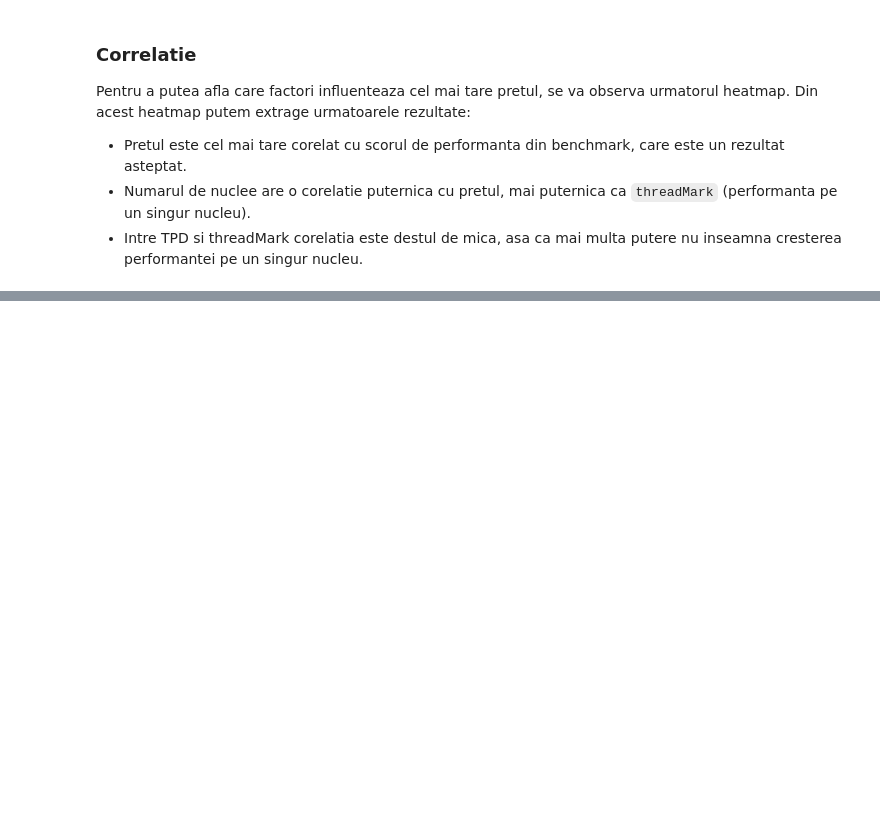
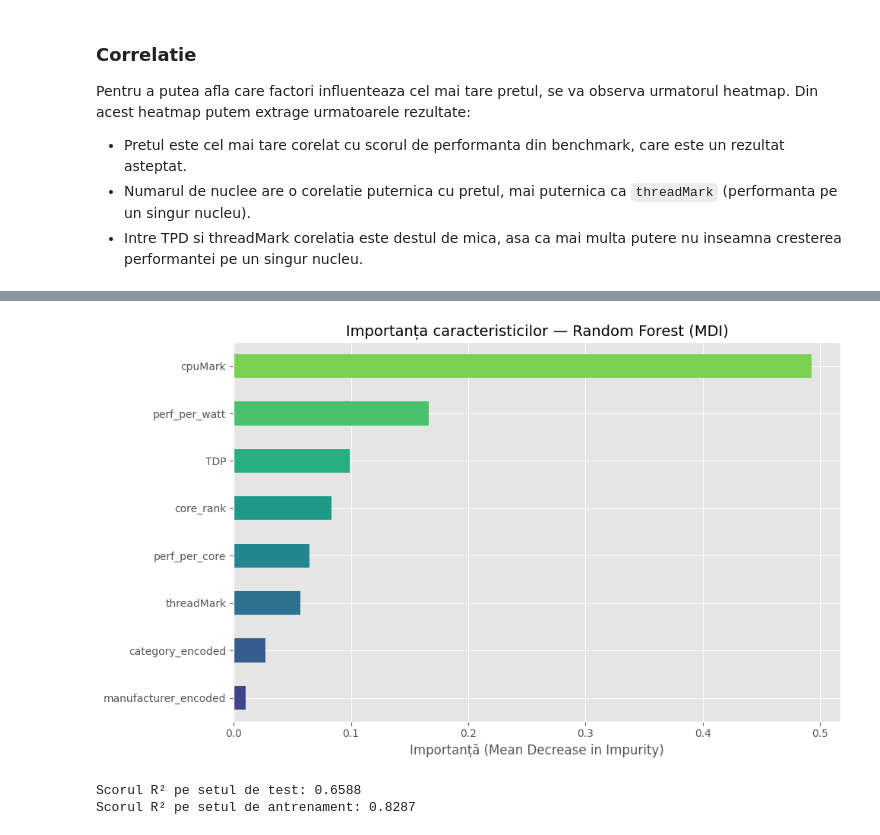
Before and after one commit to Madachii/sisteme-inteligente, a Jupyter notebook: src/notebook.ipynb, the cells around one changed output, grey strips where cells are left out. Cells and saved outputs as stored; diff of their text form; code cells hidden in the pictures; blank space fills up the shorter version.

```diff
--- a/src/notebook.ipynb
+++ b/src/notebook.ipynb
@@ -107,0 +266,41 @@ plt.show()
+# %%
+feature_cols = ['cpuMark', 'threadMark', 'TDP',
+                'perf_per_core', 'perf_per_watt',
+                'core_rank', 'manufacturer_encoded', 'category_encoded']
+
+df_model = df_fe.dropna()
+X = df_model[feature_cols]
+y = df_model['log_price']
+
+# Împărțirea în train/test
+X_train, X_test, y_train, y_test = train_test_split(X, y, test_size=0.2, random_state=33550336)
+
+
+rf = RandomForestRegressor(
+    n_estimators=200,
+    max_depth=15,
+    min_samples_split=10,
+    min_samples_leaf=4,
+    random_state=33550336,
+    n_jobs=-1
+)
+rf.fit(X_train, y_train)
+
+# Importanța caracteristicilor (MDI)
+importances_mdi = pd.Series(rf.feature_importances_, index=feature_cols)
+importances_mdi = importances_mdi.sort_values(ascending=True)
+
+plt.figure(figsize=(10, 6))
+colors = plt.cm.viridis(np.linspace(0.2, 0.8, len(importances_mdi)))
+importances_mdi.plot(kind='barh', color=colors)
+plt.title('Importanța caracteristicilor — Random Forest (MDI)', fontsize=14)
+plt.xlabel('Importanță (Mean Decrease in Impurity)')
+plt.tight_layout()
+plt.show()
+
+print(f'\nScorul R² pe setul de test: {rf.score(X_test, y_test):.4f}')
+print(f'Scorul R² pe setul de antrenament: {rf.score(X_train, y_train):.4f}')
+# %% [output]
+[figure, added]
+Scorul R² pe setul de test: 0.6588
+Scorul R² pe setul de antrenament: 0.8287
```
Also changed, not shown: parts of 13 cells of this notebook, 3 other files.
